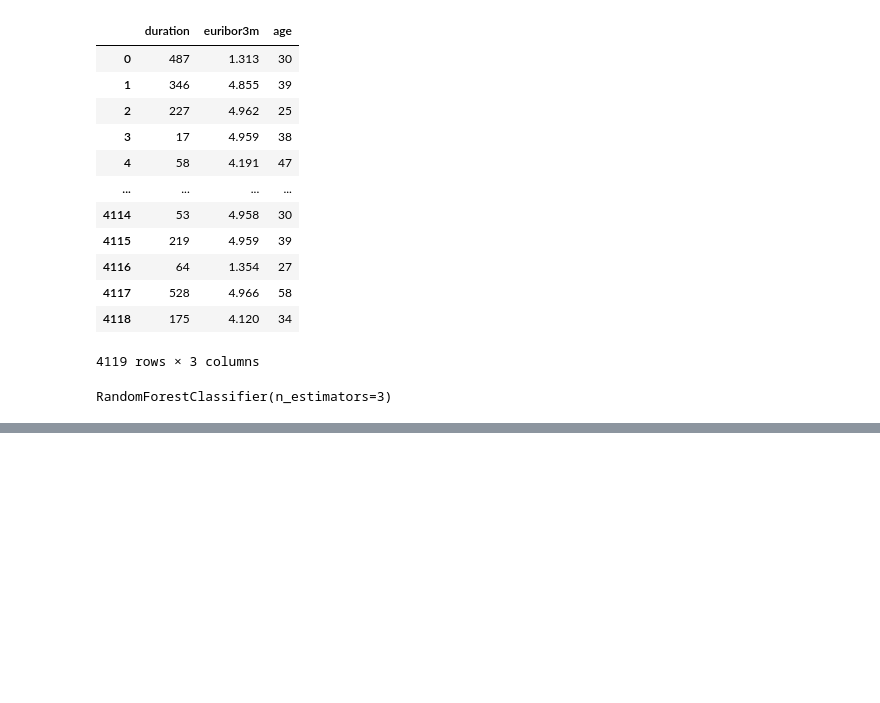
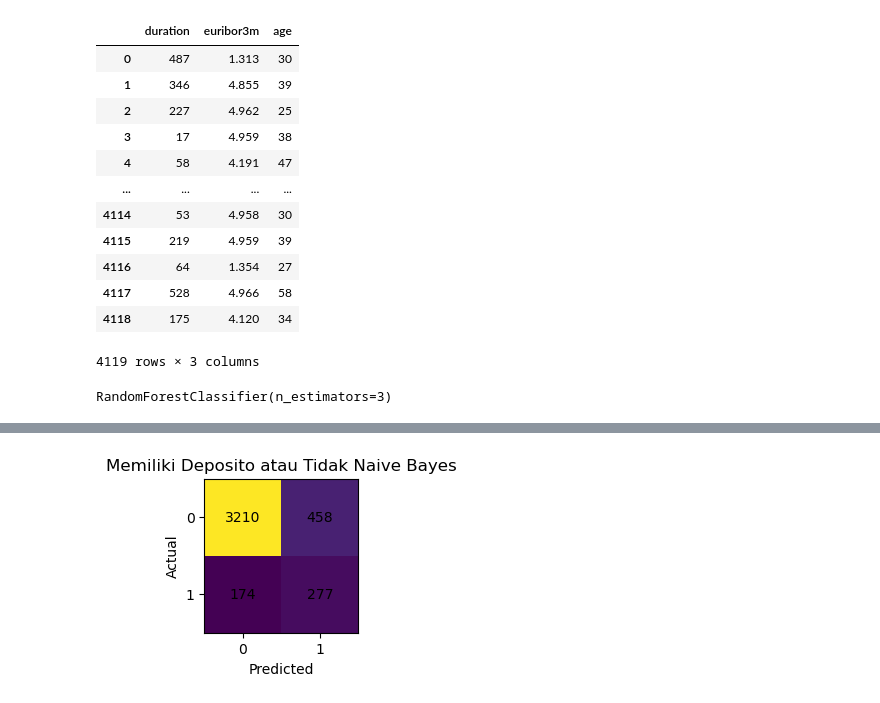
Before and after one commit to Ajhie1987/Python_Train, a Jupyter notebook: Fajri3.ipynb, the cells around one changed output, grey strips where cells are left out. Saved outputs shown, nothing was run; the diff lists cells and outputs as text; code cells hidden in the pictures; blank space fills up the shorter version.

```diff
--- a/Fajri3.ipynb
+++ b/Fajri3.ipynb
@@ -433,0 +439,3 @@ weighted avg       0.97      0.98      0.98      4119
+# %%
+model_NB = GaussianNB()
+model_NB.fit(df_train_fitur, df_train_target)
@@ -433,0 +444,3 @@ weighted avg       0.97      0.98      0.98      4119
+# %%
+y_predNB = model_NB.predict(df_test_fitur)
+print(classification_report(df_test_target, y_predNB))
@@ -433,0 +456,4 @@ weighted avg       0.97      0.98      0.98      4119
+# %%
+visualCM(df_test_target, y_predNB, 2, "Memiliki Deposito atau Tidak Naive Bayes")
+# %% [output]
+[figure, added]
```
Also changed, not shown: parts of 10 cells of this notebook.
